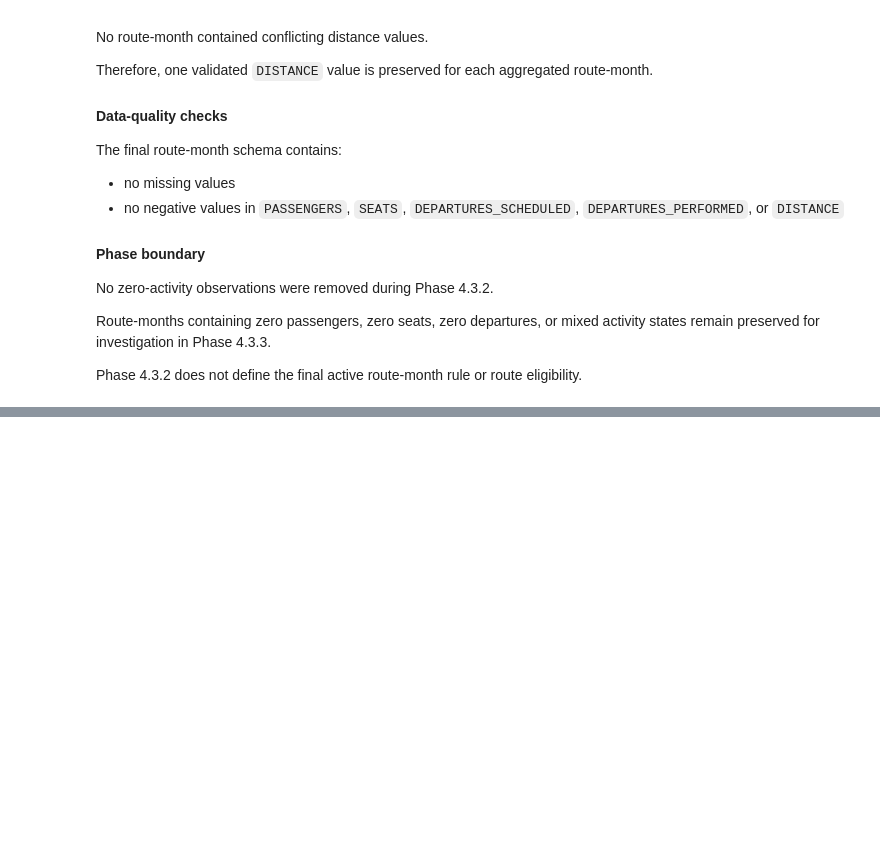
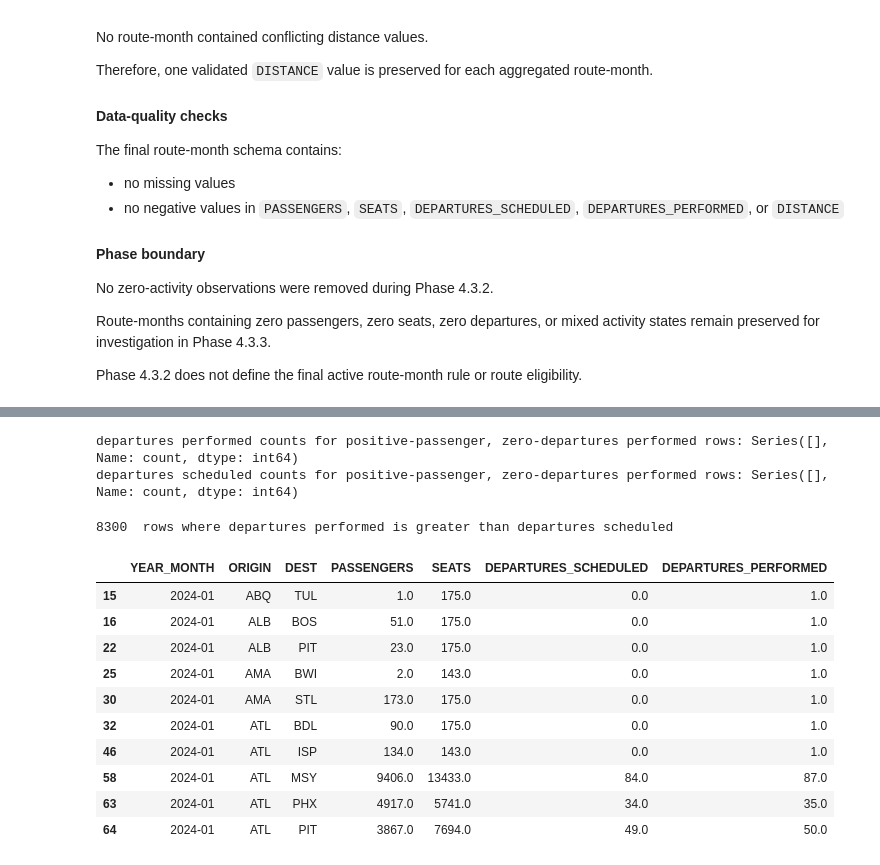
Before and after one commit to ahmadshamali/airline-demand-capacity-planning, a Jupyter notebook: notebooks/03_route_month_foundation.ipynb, the cells around one changed output, grey strips where cells are left out. Cells and saved outputs as stored; diff of their text form; code cells hidden in the pictures; blank space fills up the shorter version.

```diff
--- a/notebooks/03_route_month_foundation.ipynb
+++ b/notebooks/03_route_month_foundation.ipynb
@@ -1227,0 +1355,43 @@ Phase 4.3.2 does not define the final active route-month rule or route eligibili
+# %%
+
+positive_passenger_0performed = route_month_df.loc[
+    (route_month_df["PASSENGERS"] > 0) & (route_month_df["DEPARTURES_PERFORMED"] == 0),
+    ["YEAR_MONTH",
+    "ORIGIN",
+    "DEST",
+    "PASSENGERS",
+    "SEATS",
+    "DEPARTURES_SCHEDULED",
+    "DEPARTURES_PERFORMED"]
+]
+print('departures performed counts for positive-passenger, zero-departures performed rows:', positive_passenger_0performed['DEPARTURES_PERFORMED'].value_counts())
+print('departures scheduled counts for positive-passenger, zero-departures performed rows:', positive_passenger_0performed['DEPARTURES_SCHEDULED'].value_counts())
+# %% [output]
+departures performed counts for positive-passenger, zero-departures performed rows: Series([], Name: count, dtype: int64)
+departures scheduled counts for positive-passenger, zero-departures performed rows: Series([], Name: count, dtype: int64)
+# %%
+compare_perf_gt_sched = route_month_df.loc[
+    (route_month_df["DEPARTURES_PERFORMED"] > route_month_df["DEPARTURES_SCHEDULED"]) ,
+    ["YEAR_MONTH",
+    "ORIGIN",
+    "DEST",
+    "PASSENGERS",
+    "SEATS",
+    "DEPARTURES_SCHEDULED",
+    "DEPARTURES_PERFORMED"]
+]
+print(len(compare_perf_gt_sched), ' rows where departures performed is greater than departures scheduled')
+compare_perf_gt_sched.head(10)
+# %% [output]
+8300  rows where departures performed is greater than departures scheduled
+|  | YEAR_MONTH | ORIGIN | DEST | PASSENGERS | SEATS | DEPARTURES_SCHEDULED | DEPARTURES_PERFORMED |
+| 15 | 2024-01 | ABQ | TUL | 1.0 | 175.0 | 0.0 | 1.0 |
+| 16 | 2024-01 | ALB | BOS | 51.0 | 175.0 | 0.0 | 1.0 |
+| 22 | 2024-01 | ALB | PIT | 23.0 | 175.0 | 0.0 | 1.0 |
+| 25 | 2024-01 | AMA | BWI | 2.0 | 143.0 | 0.0 | 1.0 |
+| 30 | 2024-01 | AMA | STL | 173.0 | 175.0 | 0.0 | 1.0 |
+| 32 | 2024-01 | ATL | BDL | 90.0 | 175.0 | 0.0 | 1.0 |
+| 46 | 2024-01 | ATL | ISP | 134.0 | 143.0 | 0.0 | 1.0 |
+| 58 | 2024-01 | ATL | MSY | 9406.0 | 13433.0 | 84.0 | 87.0 |
+| 63 | 2024-01 | ATL | PHX | 4917.0 | 5741.0 | 34.0 | 35.0 |
+| 64 | 2024-01 | ATL | PIT | 3867.0 | 7694.0 | 49.0 | 50.0 |
```
Also changed, not shown: parts of 23 cells of this notebook.
